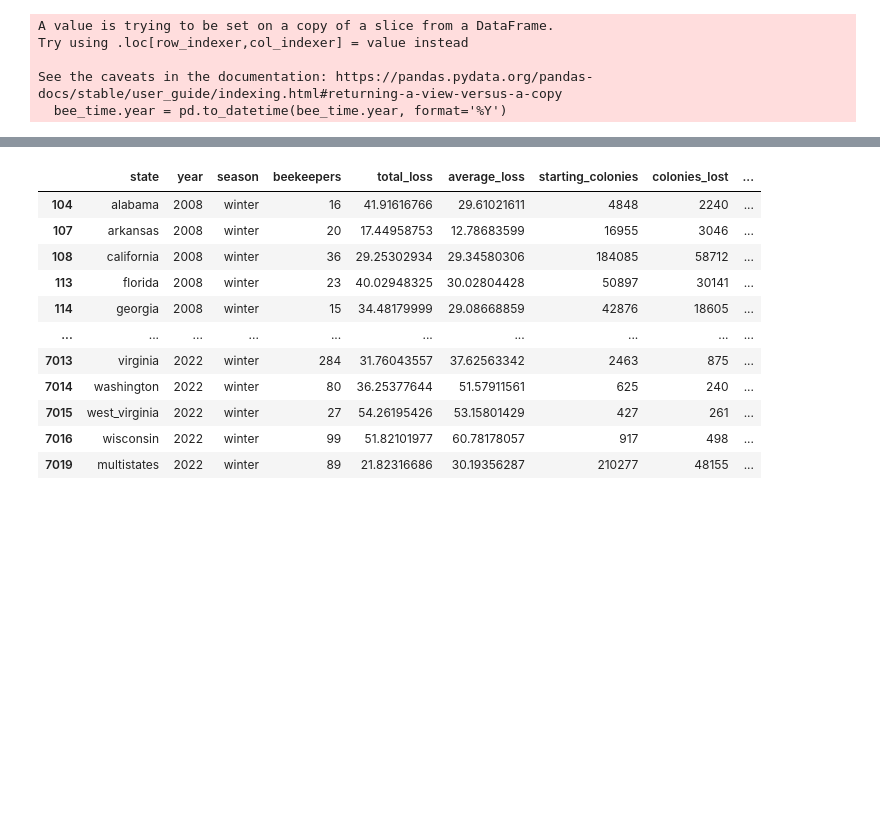
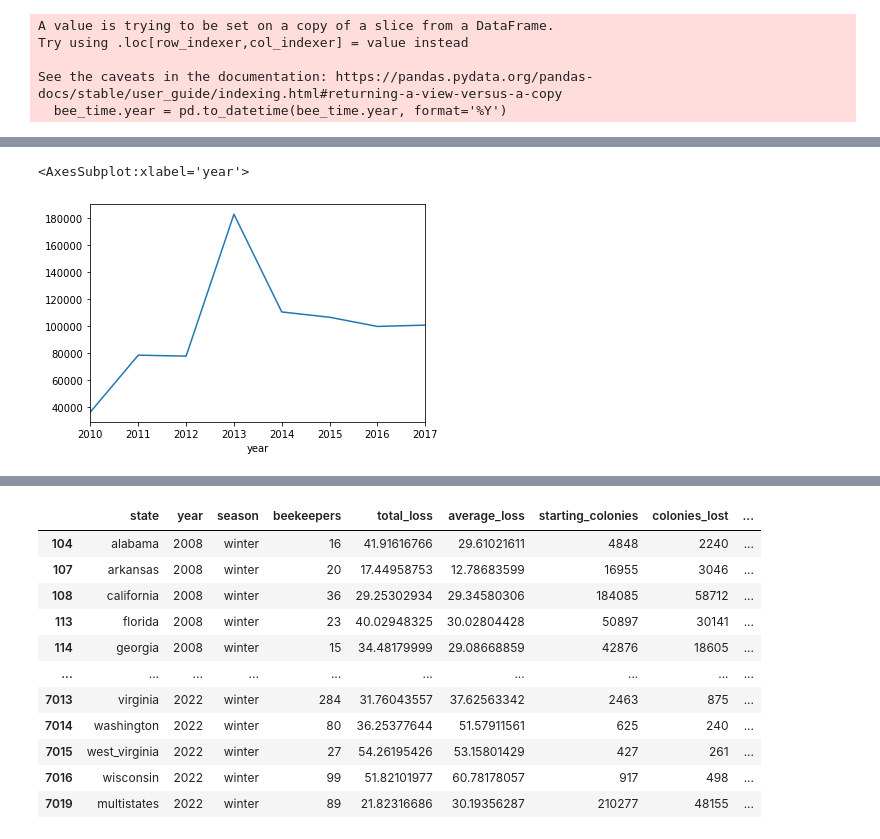
Before and after one commit to Honey-Bee-Roundup-Capstone/dash-repo, a Jupyter notebook: explore2.ipynb, the cells around one changed output, grey strips where cells are left out. Drawn from its saved outputs; the diff is of its cells as text; code cells hidden in the pictures; blank space fills up the shorter version.

```diff
--- a/explore2.ipynb
+++ b/explore2.ipynb
@@ -271,4 +271,4 @@ Try using .loc[row_indexer,col_indexer] = value instead
 See the caveats in the documentation: https://pandas.pydata.org/pandas-docs/stable/user_guide/indexing.html#returning-a-view-versus-a-copy
   bee_time.year = pd.to_datetime(bee_time.year, format='%Y')
 # %%
-bee_time = bee_time.set_index('year').sort_index()
+#bee_time = bee_time.set_index('year').sort_index()
@@ -291,3 +301,5 @@ train.shape, test.shape
+# %%
+train, validate, test = wrangle.ts_split(bee_time)
 # %%
 train.index
 # %% [output]
@@ -310,3 +317,8 @@ Int64Index([262, 391,  50, 202, 215, 151,  42, 291, 387, 182,  44, 231,  73,
+# %%
+# set year column as datetime index
+train = train.set_index('year').sort_index()
+validate = validate.set_index('year').sort_index()
+test = test.set_index('year').sort_index()
 # %%
 train.resample('Y').mean()
 # %% [output]
@@ -314,4 +337,7 @@ TypeError: Only valid with DatetimeIndex, TimedeltaIndex or PeriodIndex, but got
 # %%
-train.resample('Y').colonies_lost.sum().plot(xlim=[40,48])
+train.resample('Y').colonies_lost.sum().plot(xlim=[40,47])
+# %% [output]
+<AxesSubplot:xlabel='year'>
+[figure, added]
 # %%
 train.resample('Y').beekeeper_colony_ratio.sum(
```
Also changed, not shown: parts of 61 cells of this notebook.
